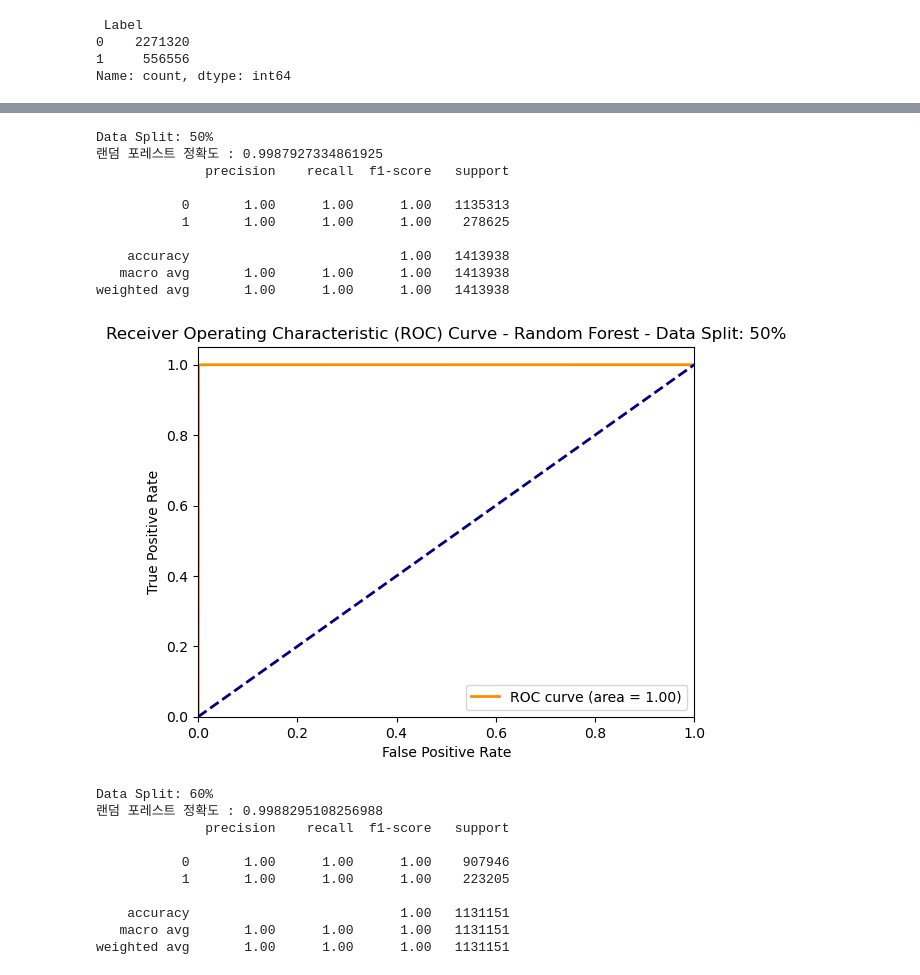
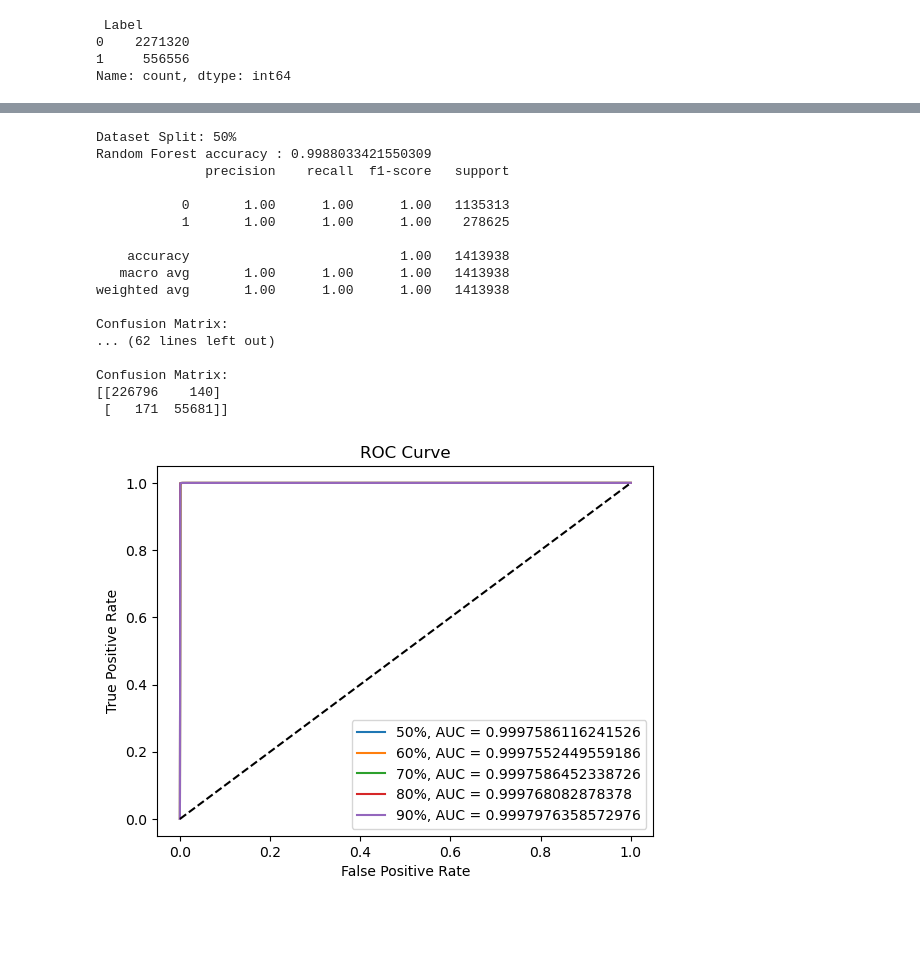
Before and after one commit to thejysplay/CIC-IDS-attack-detection, a Jupyter notebook: MachineLearningCSV_Binary_classification.ipynb, the cells around one changed output, grey strips where cells are left out. Saved outputs shown, nothing was run; the diff lists cells and outputs as text; code cells hidden in the pictures; blank space fills up the shorter version.

```diff
--- a/MachineLearningCSV_Binary_classification.ipynb
+++ b/MachineLearningCSV_Binary_classification.ipynb
@@ -102,0 +1,4 @@ Name: count, dtype: int64
+# %%
+import pandas as pd
+
+data_set = pd.read_csv(r'C:\Users\jos34\OneDrive\바탕 화면\호서대학교 4학년\AI프레임워크 보안\data_set.csv')
@@ -103,5 +21,5 @@ Name: count, dtype: int64
 # %%
-main_df[' Label'] = main_df[' Label'].apply(lambda x: 0 if x == 'BENIGN' else 1)
+data_set[' Label'] = data_set[' Label'].apply(lambda x: 0 if x == 'BENIGN' else 1)
 # %%
 import matplotlib.pyplot as plt
 
@@ -124,3 +39,3 @@ main_df[' Flow Packets/s'] = main_df[' Flow Packets/s'].astype(float)
 # %%
-x_data = main_df.drop([' Label'], axis=1)
-y_data = main_df[' Label']
+x_data = data_set.drop([' Label'], axis=1)
+y_data = data_set[' Label']
@@ -333,61 +314,55 @@ weighted avg       0.85      0.86      0.85    848363
 # %%
 from sklearn.ensemble import RandomForestClassifier
 
-for name, (x_train, x_test, y_train, y_test) in datasets.items():
-    print(f"Data Split: {name}")
+for split, (x_train, x_test, y_train, y_test) in datasets.items():
 
+    model_rf = RandomForestClassifier()
 
-    rf_model = RandomForestClassifier(n_estimators=100)
+    model_rf.fit(x_train, y_train)
 
+    y_pred_rf = model_rf.predict(x_test)
 
-    rf_model.fit(x_train, y_train)
-
-
-    y_pred_rf = rf_model.predict(x_test)
-
+    report_rf = classification_report(y_test, y_pred_rf)
 
     accuracy_rf = accuracy_score(y_test, y_pred_rf)
-    print(f'랜덤 포레스트 정확도 : {accuracy_rf}')
 
+    cm_rf = confusion_matrix(y_test, y_pred_rf)
 
-    report_rf = classification_report(y_test, y_pred_rf)
+    print(f"Dataset Split: {split}")
+    print(f"Random Forest accuracy : {accuracy_rf}")
     print(report_rf)
+    print(f"Confusion Matrix:\n{cm_rf}")
 
+    y_proba_rf = model_rf.predict_proba(x_test)[:, 1]
+    fpr_rf, tpr_rf, thresholds_rf = roc_curve(y_test, y_proba_rf)
+    auc_score_rf = roc_auc_score(y_test, y_proba_rf)
 
-    y_pred_proba_rf = rf_model.predict_proba(x_test)[:, 1]
-    fpr_rf, tpr_rf, thresholds_rf = roc_curve(y_test, y_pred_proba_rf)
-    roc_auc_rf = auc(fpr_rf, tpr_rf)
+    plt.plot(fpr_rf, tpr_rf, label=f"{split}, AUC = {auc_score_rf}")
 
+    print("\n")
 
-    plt.figure()
-    plt.plot(fpr_rf, tpr_rf, color='darkorange', lw=2, label='ROC curve (area = %0.2f)' % roc_auc_rf)
-    plt.plot([0, 1], [0, 1], color='navy', lw=2, linestyle='--')
-    plt.xlim([0.0, 1.0])
-    plt.ylim([0.0, 1.05])
-    plt.xlabel('False Positive Rate')
-    plt.ylabel('True Positive Rate')
-    plt.title(f'Receiver Operating Characteristic (ROC) Curve - Random Forest - Data Split: {name}')
-    plt.legend(loc="lower right")
-    plt.show()
+plt.plot([0, 1], [0, 1], linestyle='--', color='black')
+plt.xlabel('False Positive Rate')
+plt.ylabel('True Positive Rate')
+plt.title('ROC Curve')
+plt.legend(loc='lower right')
+plt.show()
 # %% [output]
-Data Split: 50%
-랜덤 포레스트 정확도 : 0.9987927334861925
+Dataset Split: 50%
+Random Forest accuracy : 0.9988033421550309
               precision    recall  f1-score   support
 
            0       1.00      1.00      1.00   1135313
            1       1.00      1.00      1.00    278625
 
     accuracy                           1.00   1413938
    macro avg       1.00      1.00      1.00   1413938
 weighted avg       1.00      1.00      1.00   1413938
+
+Confusion Matrix:
+... (62 lines left out)
+
+Confusion Matrix:
+[[226796    140]
+ [   171  55681]]
-[figure, old version]
+[figure, new version]
-Data Split: 60%
-랜덤 포레스트 정확도 : 0.9988295108256988
-              precision    recall  f1-score   support
-
-           0       1.00      1.00      1.00    907946
-           1       1.00      1.00      1.00    223205
-
-    accuracy                           1.00   1131151
-   macro avg       1.00      1.00      1.00   1131151
-weighted avg       1.00      1.00      1.00   1131151
```
Also changed, not shown: parts of 19 cells of this notebook.
